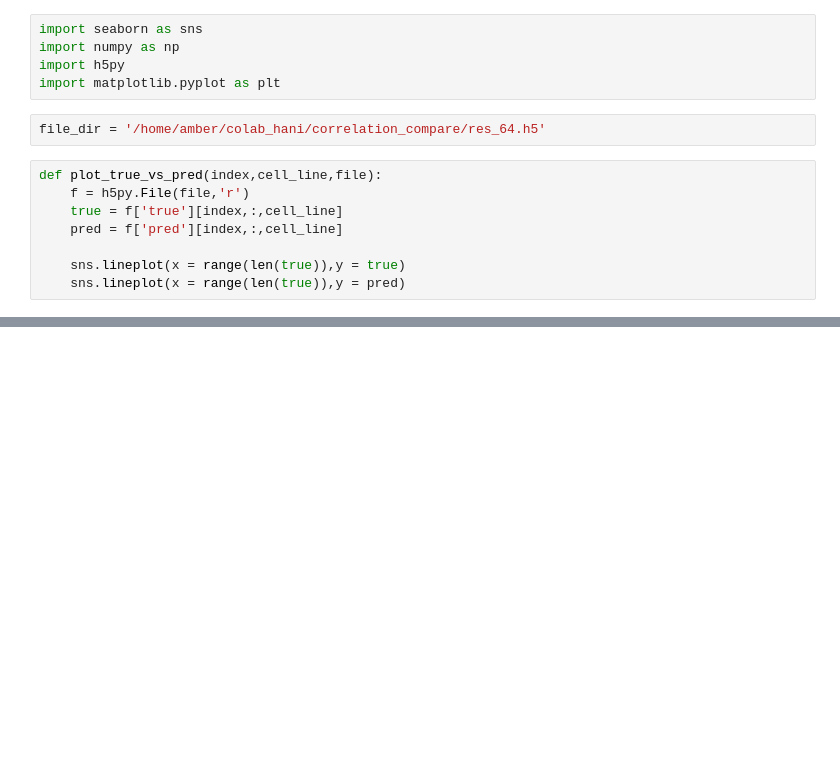
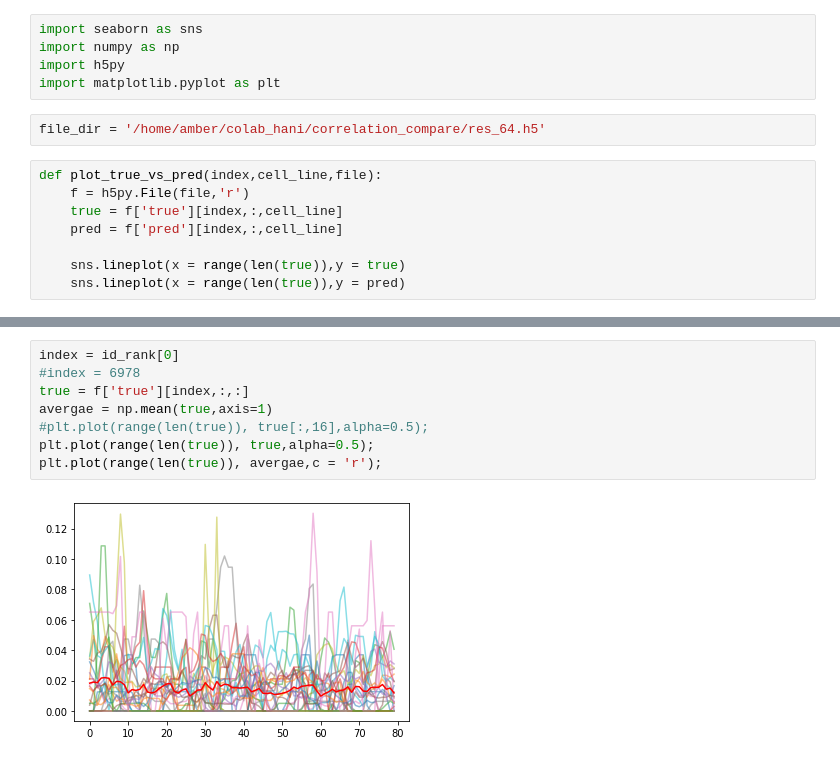
Before and after one commit to amberT15/cellline_atac, a Jupyter notebook: Sanity_check.ipynb, the cells around one changed output, grey strips where cells are left out. Saved outputs shown, nothing was run; the diff lists cells and outputs as text; blank space fills up the shorter version.

```diff
--- a/Sanity_check.ipynb
+++ b/Sanity_check.ipynb
@@ -21,0 +50,10 @@ plot_true_vs_pred(7992,0,file_dir)
+# %%
+index = id_rank[0]
+#index = 6978
+true = f['true'][index,:,:]
+avergae = np.mean(true,axis=1)
+#plt.plot(range(len(true)), true[:,16],alpha=0.5);
+plt.plot(range(len(true)), true,alpha=0.5);
+plt.plot(range(len(true)), avergae,c = 'r');
+# %% [output]
+[figure, added]
```
Also changed, not shown: parts of 9 cells of this notebook, 3 other files.
